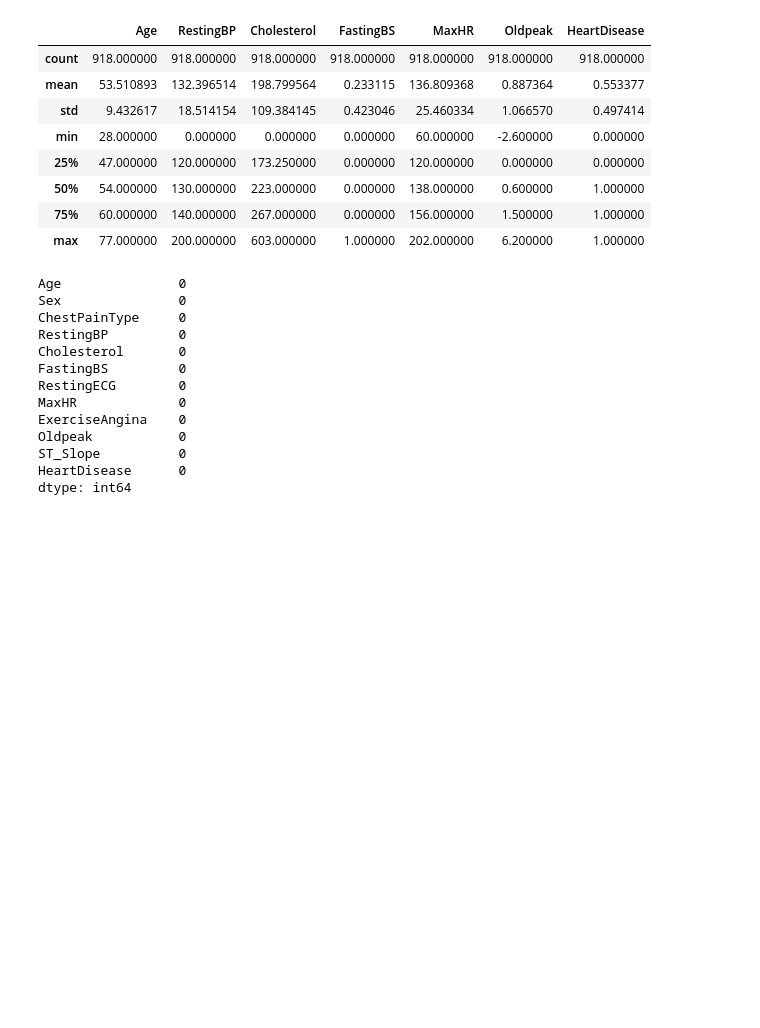
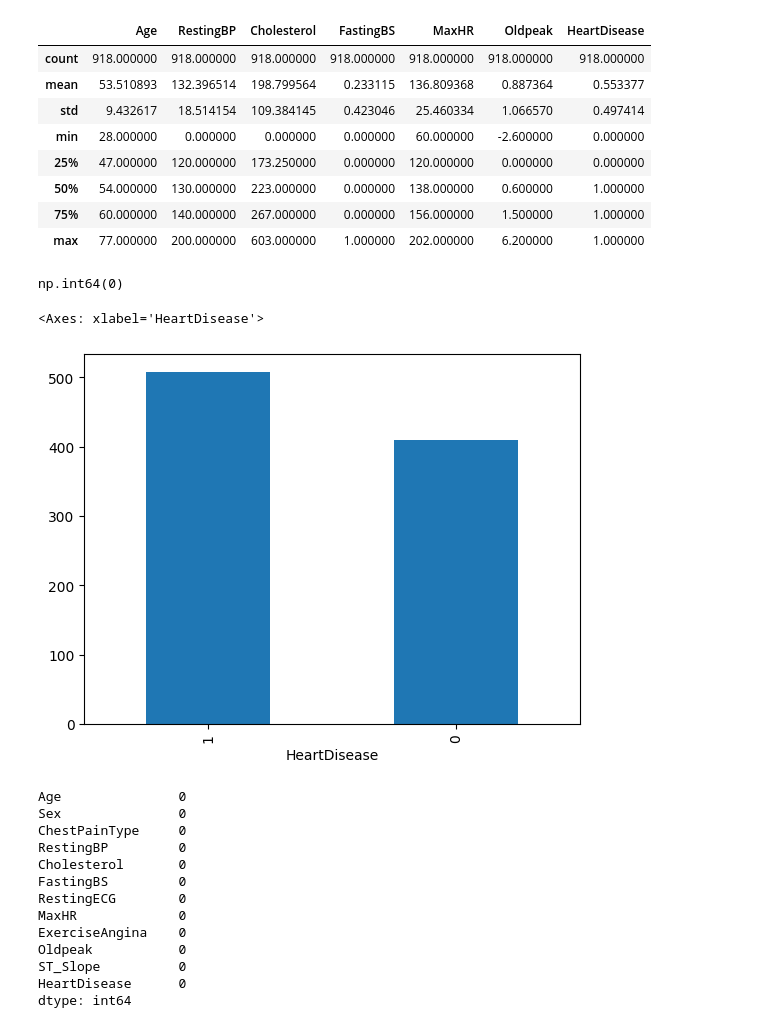
Before and after one commit to Abdul-Moiz31/Machine-Learning, a Jupyter notebook: Core ML/heart-disease-project/heart.ipynb, the cells around one changed output. Saved outputs shown, nothing was run; the diff lists cells and outputs as text; code cells hidden in the pictures; blank space fills up the shorter version.

```diff
--- a/Core ML/heart-disease-project/heart.ipynb
+++ b/Core ML/heart-disease-project/heart.ipynb
@@ -81,6 +63,15 @@ df.describe()
 | 50% | 54.000000 | 130.000000 | 223.000000 | 0.000000 | 138.000000 | 0.600000 | 1.000000 |
 | 75% | 60.000000 | 140.000000 | 267.000000 | 0.000000 | 156.000000 | 1.500000 | 1.000000 |
 | max | 77.000000 | 200.000000 | 603.000000 | 1.000000 | 202.000000 | 6.200000 | 1.000000 |
+# %%
+df.duplicated().sum()
+# %% [output]
+np.int64(0)
+# %%
+df['HeartDisease'].value_counts().plot(kind = "bar")
+# %% [output]
+<Axes: xlabel='HeartDisease'>
+[figure, added]
 # %%
 df.isnull().sum()
 # %% [output]
```
Also changed, not shown: parts of 49 cells of this notebook, 1 other file.
